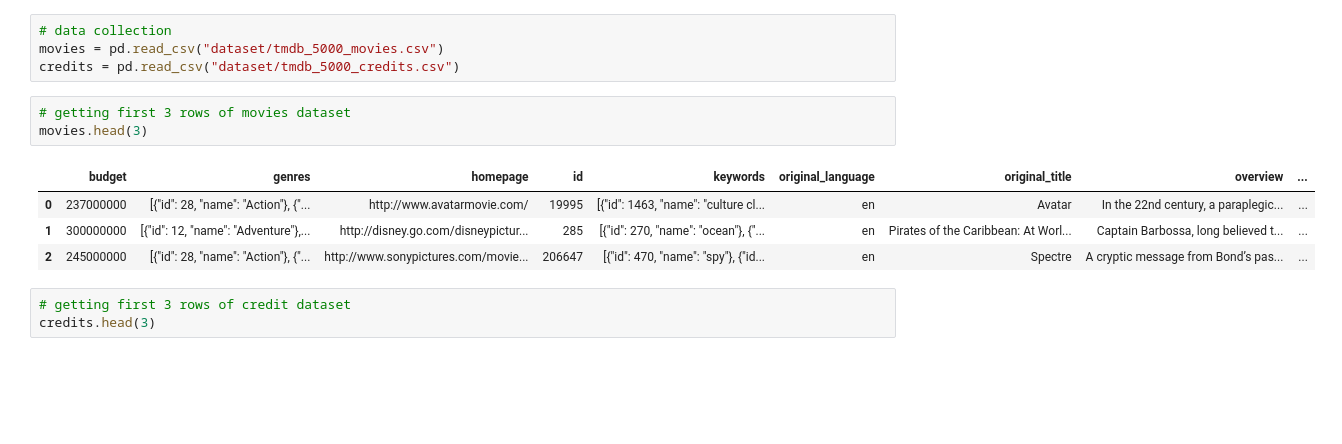
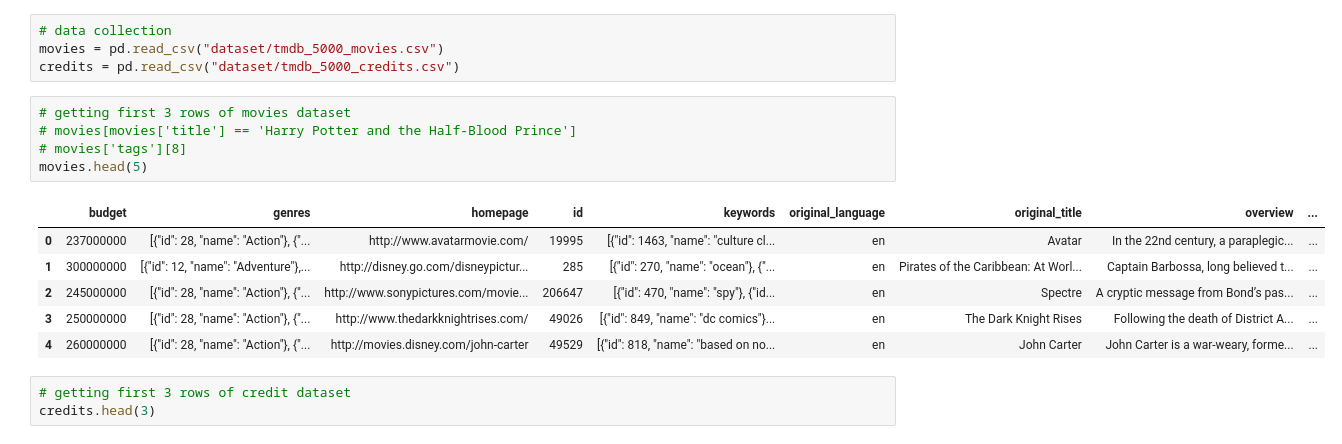
Before and after one commit to Nishit268/Movie-Recommendation-System, a Jupyter notebook: movie-match.ipynb, the cells around one changed output. Saved outputs shown, nothing was run; the diff lists cells and outputs as text; blank space fills up the shorter version.

```diff
--- a/movie-match.ipynb
+++ b/movie-match.ipynb
@@ -11,12 +16,16 @@ movies = pd.read_csv("dataset/tmdb_5000_movies.csv")
 credits = pd.read_csv("dataset/tmdb_5000_credits.csv")
 # %%
 # getting first 3 rows of movies dataset
-movies.head(3)
+# movies[movies['title'] == 'Harry Potter and the Half-Blood Prince']
+# movies['tags'][8]
+movies.head(5)
 # %% [output]
 |  | budget | genres | homepage | id | keywords | original_language | original_title | overview | ... |
 | 0 | 237000000 | [{"id": 28, "name": "Action"}, {"... | http://www.avatarmovie.com/ | 19995 | [{"id": 1463, "name": "culture cl... | en | Avatar | In the 22nd century, a paraplegic... | ... |
 | 1 | 300000000 | [{"id": 12, "name": "Adventure"},... | http://disney.go.com/disneypictur... | 285 | [{"id": 270, "name": "ocean"}, {"... | en | Pirates of the Caribbean: At Worl... | Captain Barbossa, long believed t... | ... |
 | 2 | 245000000 | [{"id": 28, "name": "Action"}, {"... | http://www.sonypictures.com/movie... | 206647 | [{"id": 470, "name": "spy"}, {"id... | en | Spectre | A cryptic message from Bond’s pas... | ... |
+| 3 | 250000000 | [{"id": 28, "name": "Action"}, {"... | http://www.thedarkknightrises.com/ | 49026 | [{"id": 849, "name": "dc comics"}... | en | The Dark Knight Rises | Following the death of District A... | ... |
+| 4 | 260000000 | [{"id": 28, "name": "Action"}, {"... | http://movies.disney.com/john-carter | 49529 | [{"id": 818, "name": "based on no... | en | John Carter | John Carter is a war-weary, forme... | ... |
 # %%
 # getting first 3 rows of credit dataset
 credits.head(3)
```
Also changed, not shown: parts of 22 cells of this notebook.
